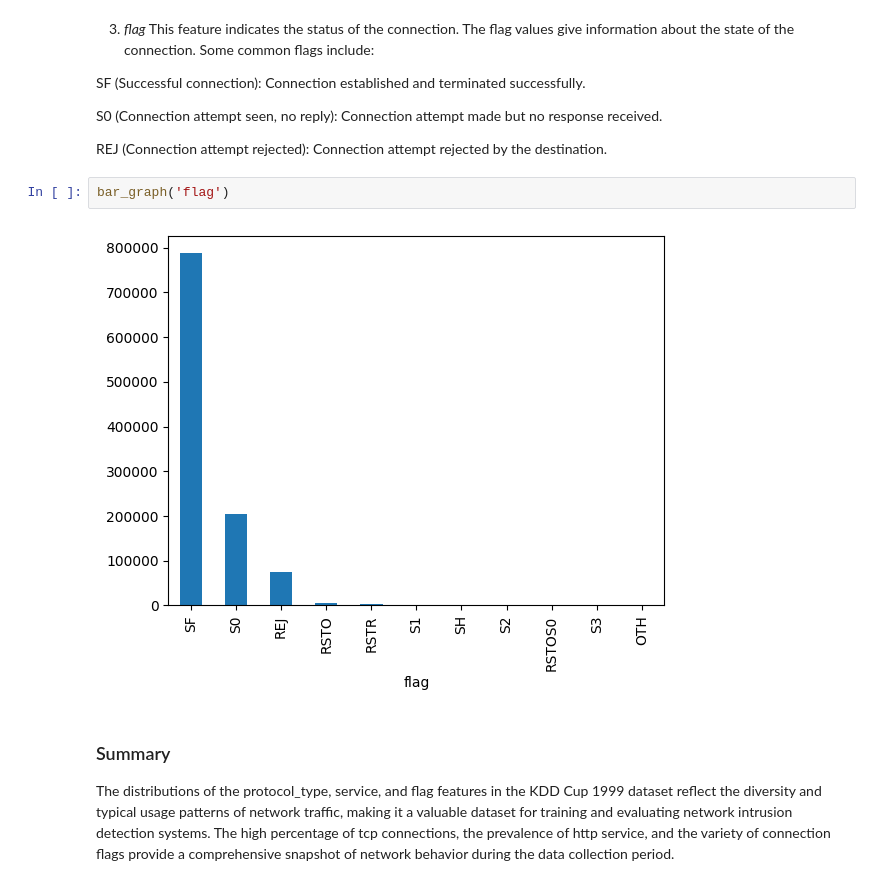
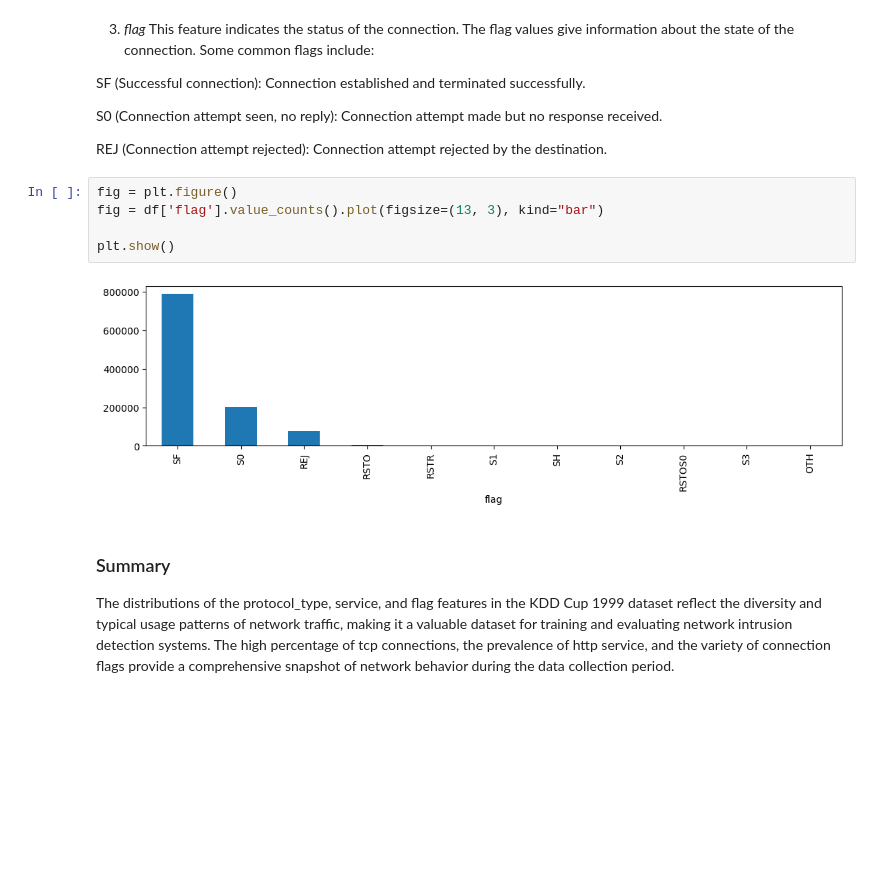
Before and after one commit to WildCodeWolf/Your-Data-Is-Mine, a Jupyter notebook: KDD.ipynb, the cells around one changed output. Saved outputs shown, nothing was run; the diff lists cells and outputs as text; blank space fills up the shorter version.

```diff
--- a/KDD.ipynb
+++ b/KDD.ipynb
@@ -367,10 +367,13 @@ S0 (Connection attempt seen, no reply): Connection attempt made but no response
 
 
 REJ (Connection attempt rejected): Connection attempt rejected by the destination.
-# %%
-bar_graph('flag')
-# %% [output]
-[figure, removed]
+# %%
+fig = plt.figure()
+fig = df['flag'].value_counts().plot(figsize=(13, 3), kind="bar")
+
+plt.show()
+# %% [output]
+[figure, added]
 # %% [markdown]
 ### Summary
 The distributions of the protocol_type, service, and flag features in the KDD Cup 1999 dataset reflect the diversity and typical usage patterns of network traffic, making it a valuable dataset for training and evaluating network intrusion detection systems. The high percentage of tcp connections, the prevalence of http service, and the variety of connection flags provide a comprehensive snapshot of network behavior during the data collection period.
```
Also changed, not shown: parts of 10 cells of this notebook.
